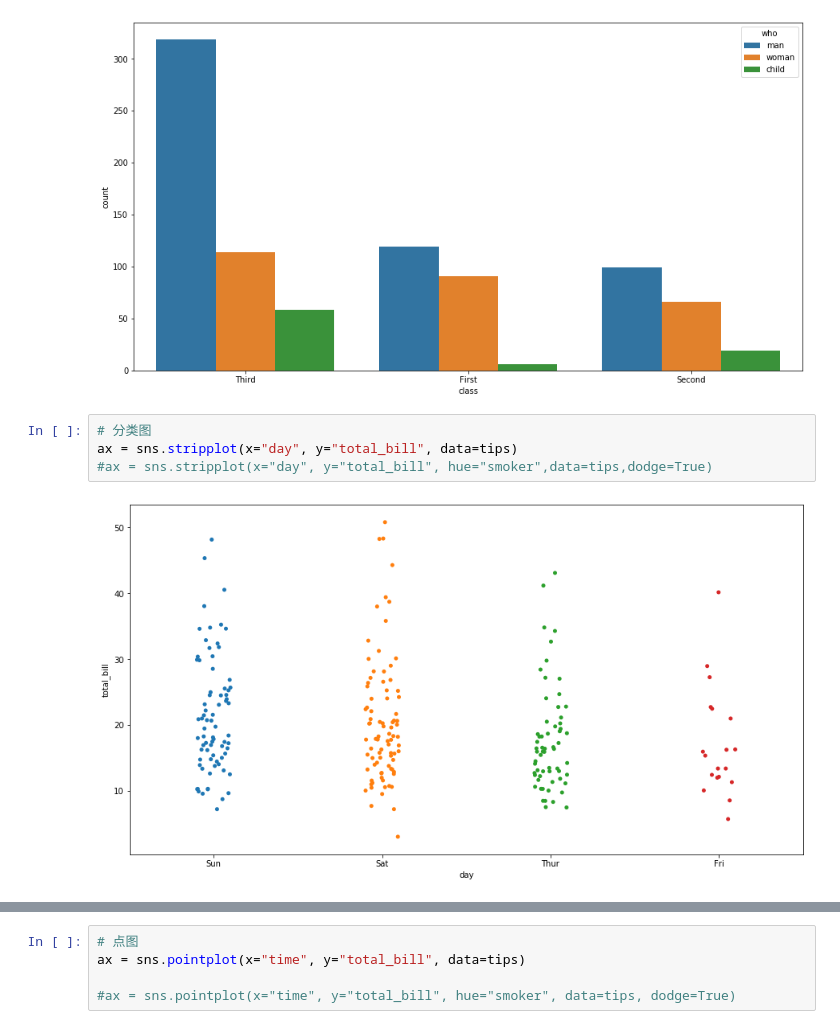
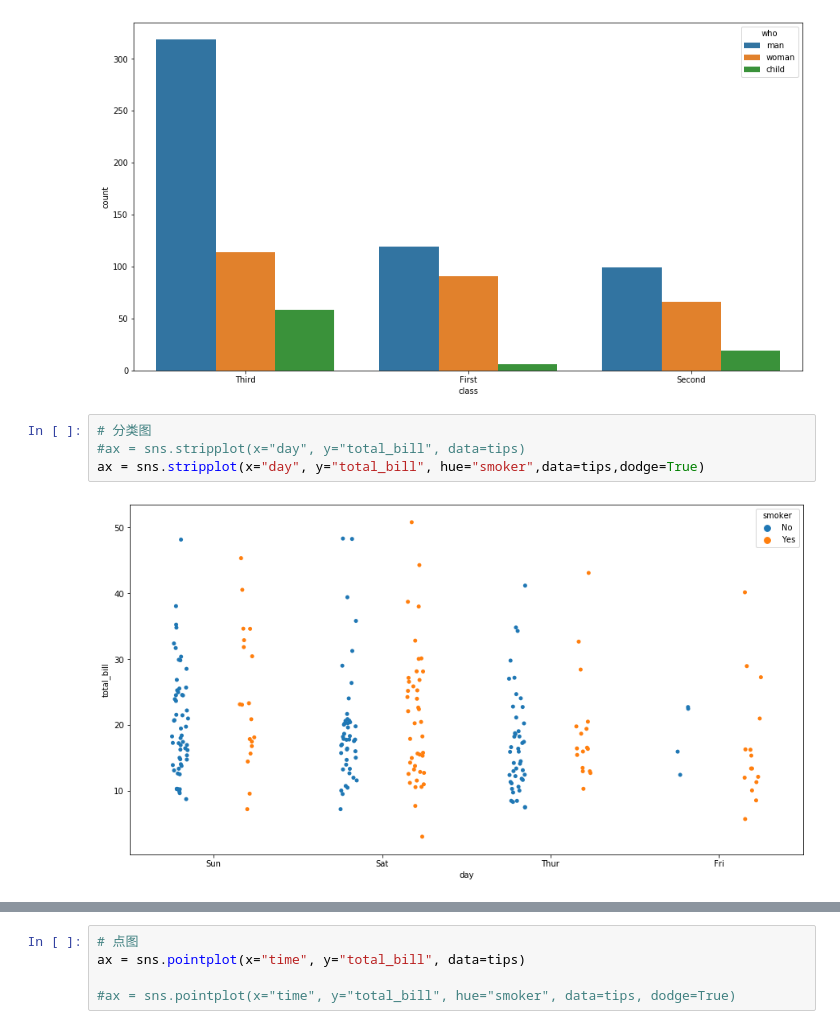
Before and after one commit to shenzhongqiang/21DayPython, a Jupyter notebook: chapter13.ipynb, the cells around one changed output, grey strips where cells are left out. Saved outputs shown, nothing was run; the diff lists cells and outputs as text.

```diff
--- a/chapter13.ipynb
+++ b/chapter13.ipynb
@@ -62,7 +70,7 @@ ax = sns.countplot(x="class", hue="who", data=titanic)
 [figure]
 # %%
 # 分类图
-ax = sns.stripplot(x="day", y="total_bill", data=tips)
-#ax = sns.stripplot(x="day", y="total_bill", hue="smoker",data=tips,dodge=True)
+#ax = sns.stripplot(x="day", y="total_bill", data=tips)
+ax = sns.stripplot(x="day", y="total_bill", hue="smoker",data=tips,dodge=True)
 # %% [output]
-[figure, old version]
+[figure, new version]
```
Also changed, not shown: parts of 7 cells of this notebook, 5 other files.
